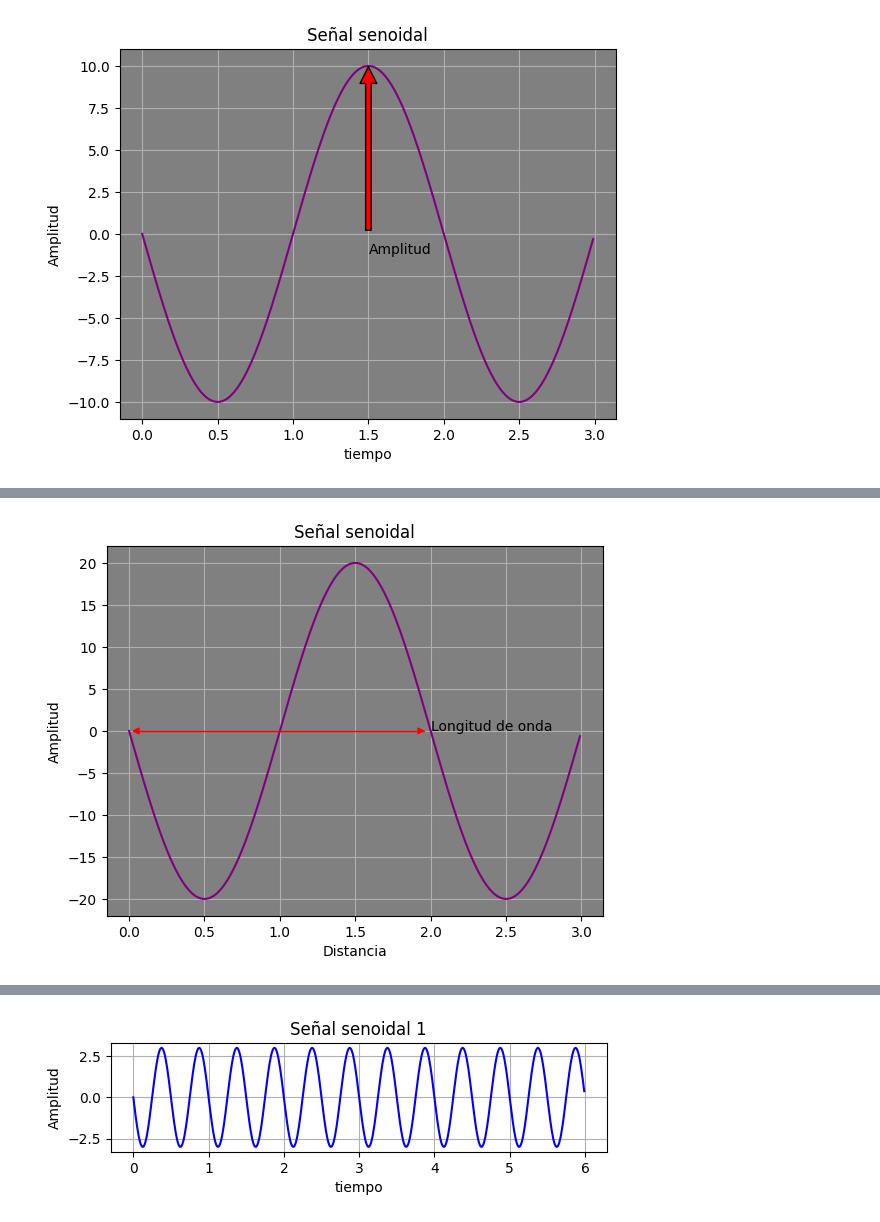
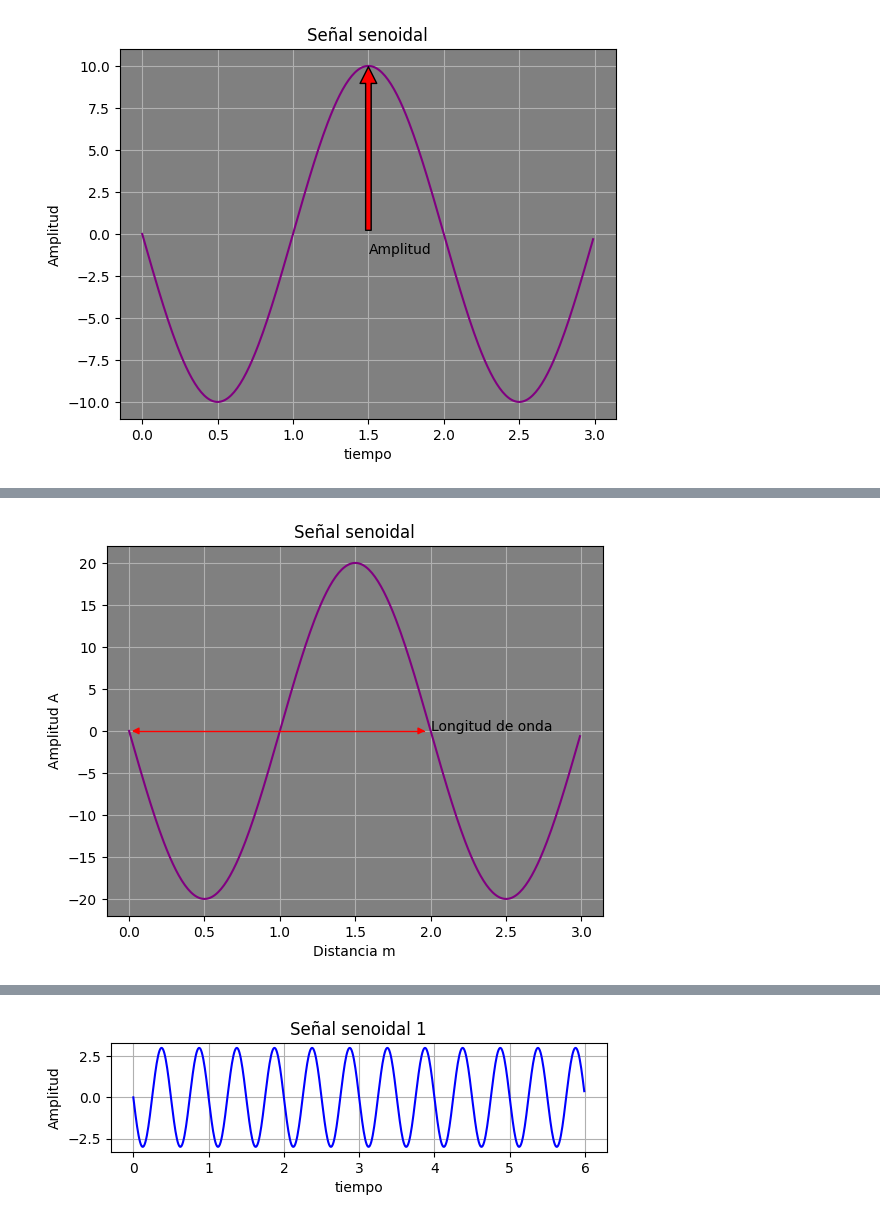
Before and after one commit to SaulG21/Lab7Networking22O, a Jupyter notebook: signal/src/lab7.ipynb, the cells around one changed output, grey strips where cells are left out. Cells and saved outputs as stored; diff of their text form; code cells hidden in the pictures.

```diff
--- a/signal/src/lab7.ipynb
+++ b/signal/src/lab7.ipynb
@@ -182,46 +205,39 @@ pl.show()
 # %%
 #Script para Longitud de onda
 import matplotlib.pyplot as pl
 from numpy import arange, sin, pi
 
 amplitud = 20
-frecuencia = 1/2  # <---- Puede modificar el valor de la amplitud
+longitudOnda = 2  # <---- Puede modificar el valor de la amplitud
 fase = pi
 
 def mayor(lista):
     max = lista[0];
     for x in lista:
         if x > max:
             max = x
     return max
 def menor(lista):
     min = lista[0];
     for x in lista:
         if x < min:
             min = x
     return min
 x = arange(0.0, 3, 0.01)
-y = amplitud*sin(2*pi*frecuencia*x + fase)
+y = amplitud*sin(2*pi*(1/longitudOnda)*x + fase)
 
 pl.axes().set_facecolor("gray")
 pl.plot(x, y, color="purple")
-b = mayor(y)
-#pl.annotate('local max', xy=(2.1, mayor (y)),  xycoords='data',
-#            xytext=(0, 1), textcoords='axes fraction',
-#            arrowprops=dict(facecolor='black', shrink=0.05),
-#            horizontalalignment='right', verticalalignment='top',
-#            )
-
-pl.annotate("Longitud de onda",xy=(0, 0), xytext=(1/frecuencia, 0), arrowprops=dict(arrowstyle="<|-|>",connectionstyle="angle", color = 'r'))
+pl.annotate("Longitud de onda",xy=(0, 0), xytext=(longitudOnda, 0), arrowprops=dict(arrowstyle="<|-|>",connectionstyle="angle", color = 'r'))
 
 
 pl.grid("true")
 pl.title("Señal senoidal")
-pl.ylabel("Amplitud")
-pl.xlabel("Distancia")
+pl.ylabel("Amplitud A")
+pl.xlabel("Distancia m")
 pl.show()
 # %% [output]
-[figure, old version]
+[figure, new version]
 # %% [markdown]
 <h3>Señales Compuestas</h3>
 <p>Una señal compuesta es una señal que puede descomponerse en dos o más ondas senoidales. Para mostrarlo presentamos un ejemplo con una función senoidal compuesta.</p>
```
Also changed, not shown: parts of 14 cells of this notebook.
